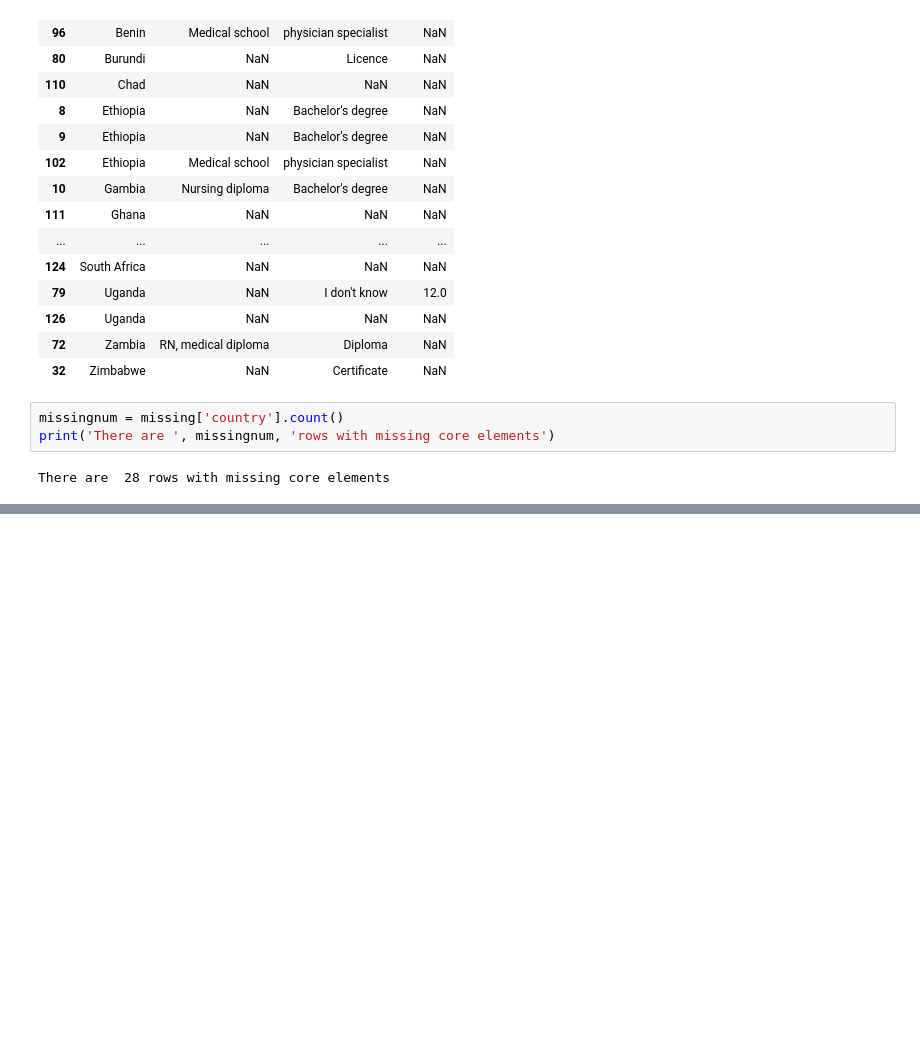
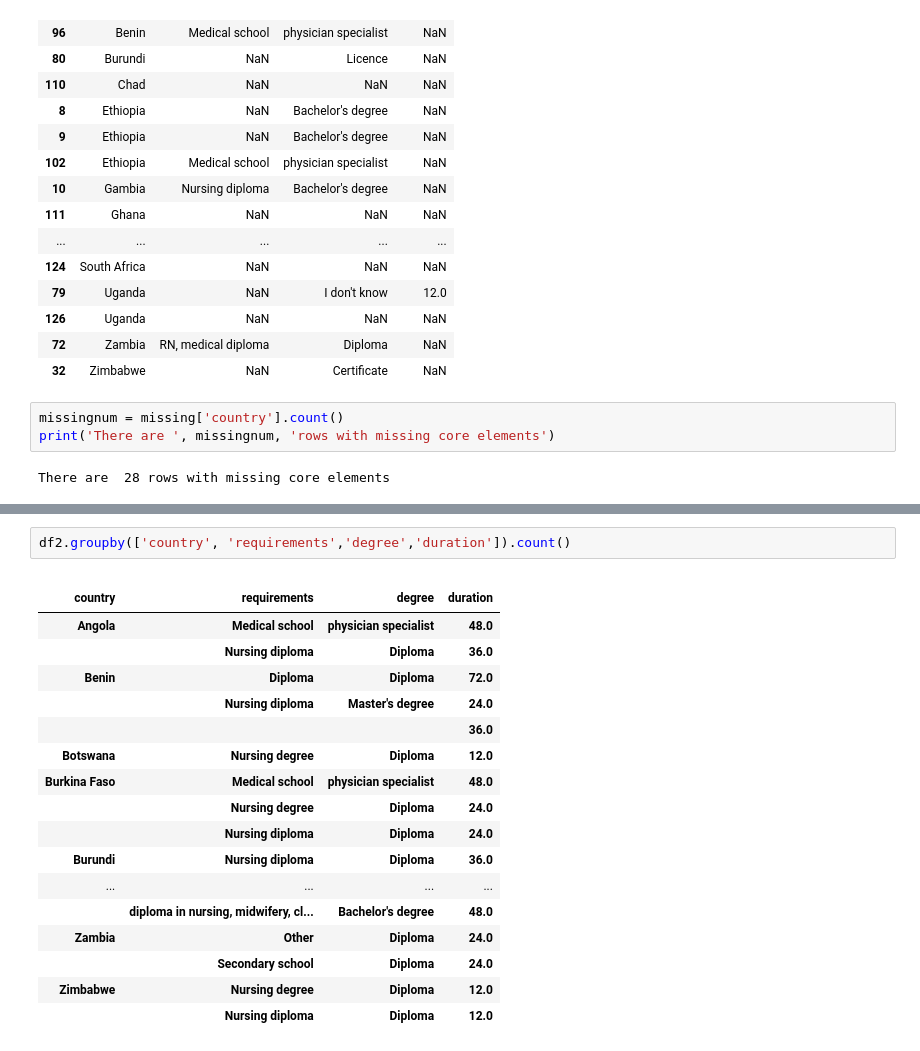
Before and after one commit to lawtj/npa, a Jupyter notebook: npa data.ipynb, the cells around one changed output, grey strips where cells are left out. Drawn from its saved outputs; the diff is of its cells as text; blank space fills up the shorter version.

```diff
--- a/npa data.ipynb
+++ b/npa data.ipynb
@@ -126,0 +102,21 @@ Name: duration, dtype: int64
+# %%
+df2.groupby(['country', 'requirements','degree','duration']).count()
+# %% [output]
+|  |  |  |  |
+| country | requirements | degree | duration |
+| Angola | Medical school | physician specialist | 48.0 |
+|  | Nursing diploma | Diploma | 36.0 |
+| Benin | Diploma | Diploma | 72.0 |
+|  | Nursing diploma | Master's degree | 24.0 |
+|  |  |  | 36.0 |
+| Botswana | Nursing degree | Diploma | 12.0 |
+| Burkina Faso | Medical school | physician specialist | 48.0 |
+|  | Nursing degree | Diploma | 24.0 |
+|  | Nursing diploma | Diploma | 24.0 |
+| Burundi | Nursing diploma | Diploma | 36.0 |
+| ... | ... | ... | ... |
+|  | diploma in nursing, midwifery, cl... | Bachelor's degree | 48.0 |
+| Zambia | Other | Diploma | 24.0 |
+|  | Secondary school | Diploma | 24.0 |
+| Zimbabwe | Nursing degree | Diploma | 12.0 |
+|  | Nursing diploma | Diploma | 12.0 |
```
Also changed, not shown: parts of 20 cells of this notebook.
